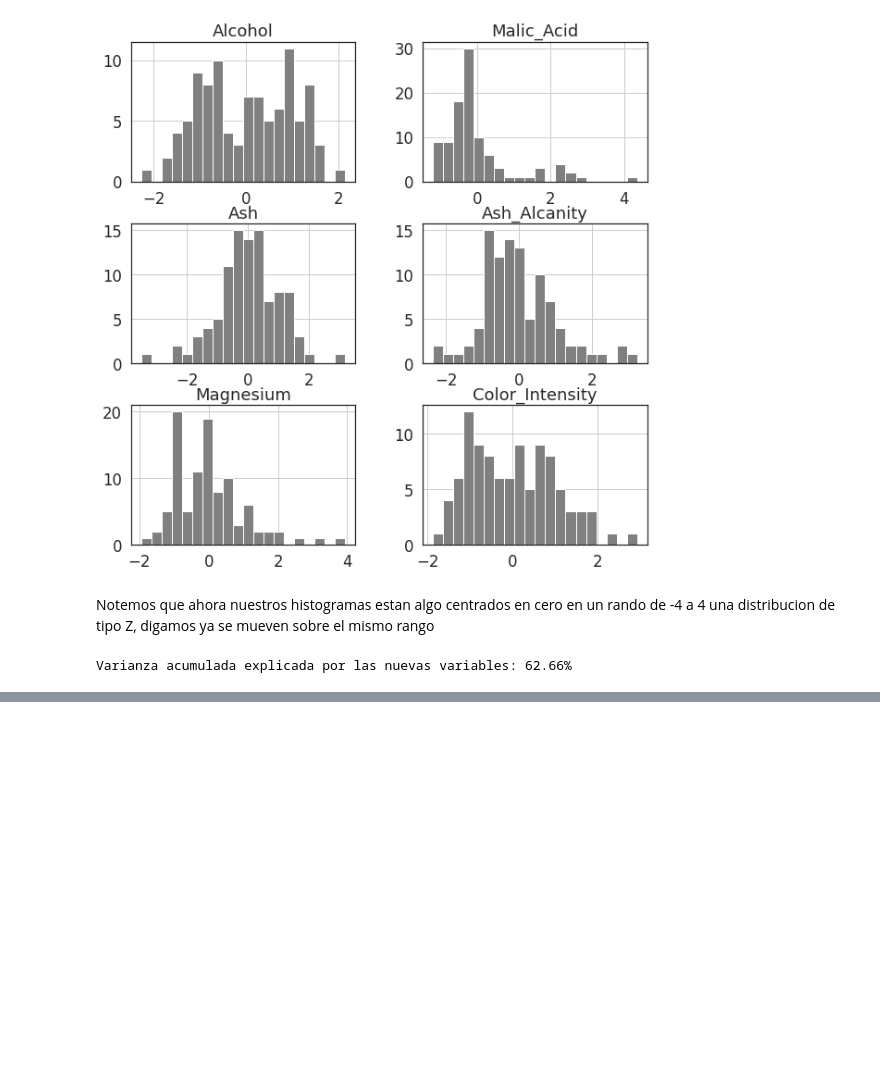
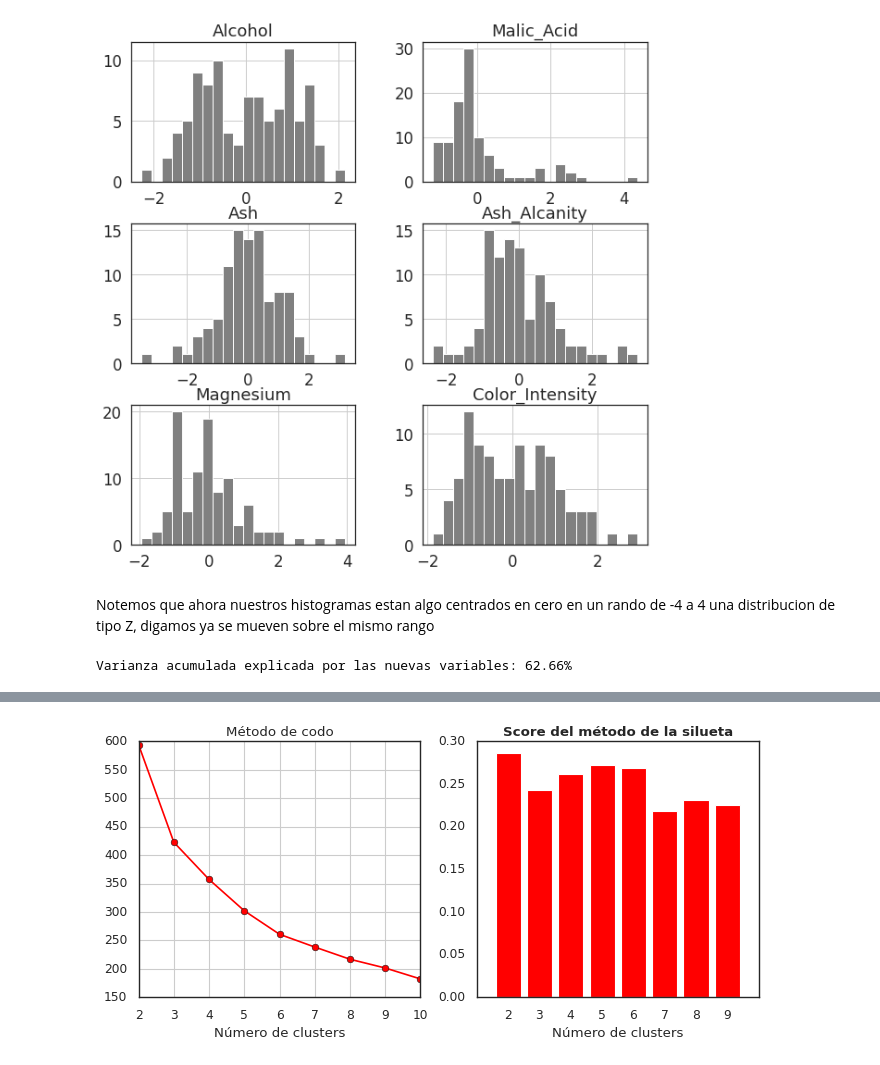
Before and after one commit to LIZZETHGOMEZ/BEDU-Santander, a Jupyter notebook: Machine Learning/Sesion_3.ipynb, the cells around one changed output, grey strips where cells are left out. Drawn from its saved outputs; the diff is of its cells as text; code cells hidden in the pictures; blank space fills up the shorter version.

```diff
--- a/Machine Learning/Sesion_3.ipynb
+++ b/Machine Learning/Sesion_3.ipynb
@@ -185,0 +193,37 @@ Varianza acumulada explicada por las nuevas variables: 62.66%
+# %%
+# Clusterizacion
+from sklearn.metrics import silhouette_score
+import sklearn.cluster as cluster
+
+inertia = []
+for i in range(1,10):
+  kmeans = cluster.KMeans(n_clusters = i, init = "k-means++", random_state = 18)
+  kmeans.fit(data_cluster)
+  inertia.append(kmeans.inertia_)
+# %%
+# Generación del método confirmatorio: método de la silueta
+silueta = {}
+for i in range(2,10):
+  kmeans = cluster.KMeans(n_clusters = i, init = "k-means++", random_state = 18, n_init = 15, max_iter = 500)
+  kmeans.fit(data_cluster)
+  silueta[i] = silhouette_score(data_cluster, kmeans.labels_, metric = "euclidean")
+# %%
+# Graficamos
+sns.set(style = "white", rc = {"figure.figsize":(10,4)})
+
+plt.subplot(1,2,1)
+plt.plot(range(2,len(inertia) + 2), inertia, marker = "o", color = "red")
+plt.xlabel("Número de clusters")
+plt.title("Método de codo")
+plt.grid(True)
+
+plt.subplot(1,2,2)
+
+plt.bar(range(len(silueta)), list(silueta.values()), align = "center", color = "red")
+plt.xticks(range(len(silueta)), list(silueta.keys()))
+plt.title("Score del método de la silueta", fontweight = "bold")
+plt.xlabel("Número de clusters")
+
+plt.show()
+# %% [output]
+[figure, added]
```
Also changed, not shown: parts of 8 cells of this notebook.
